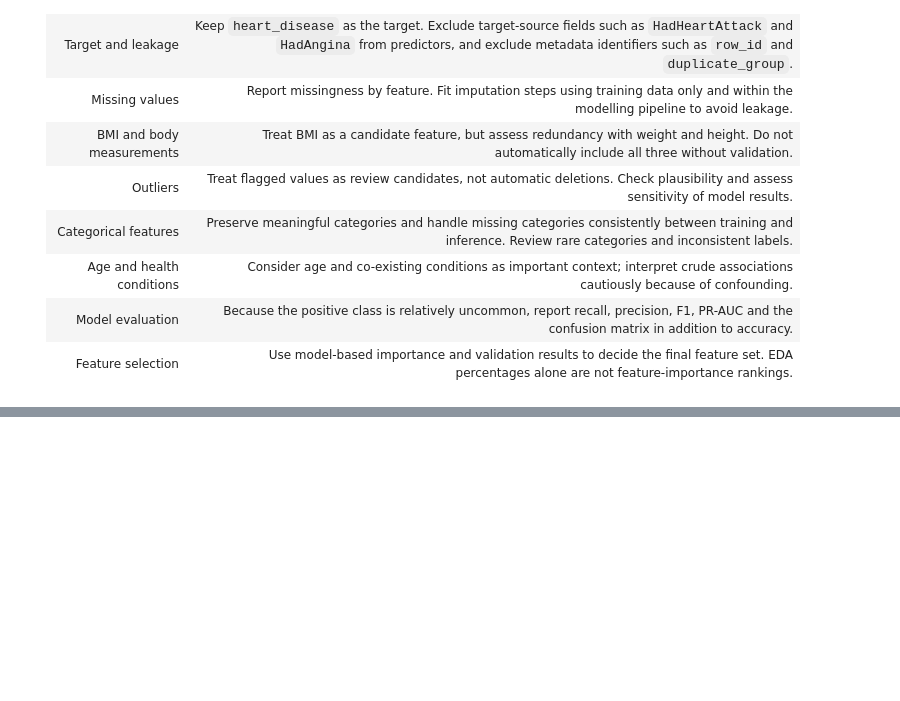
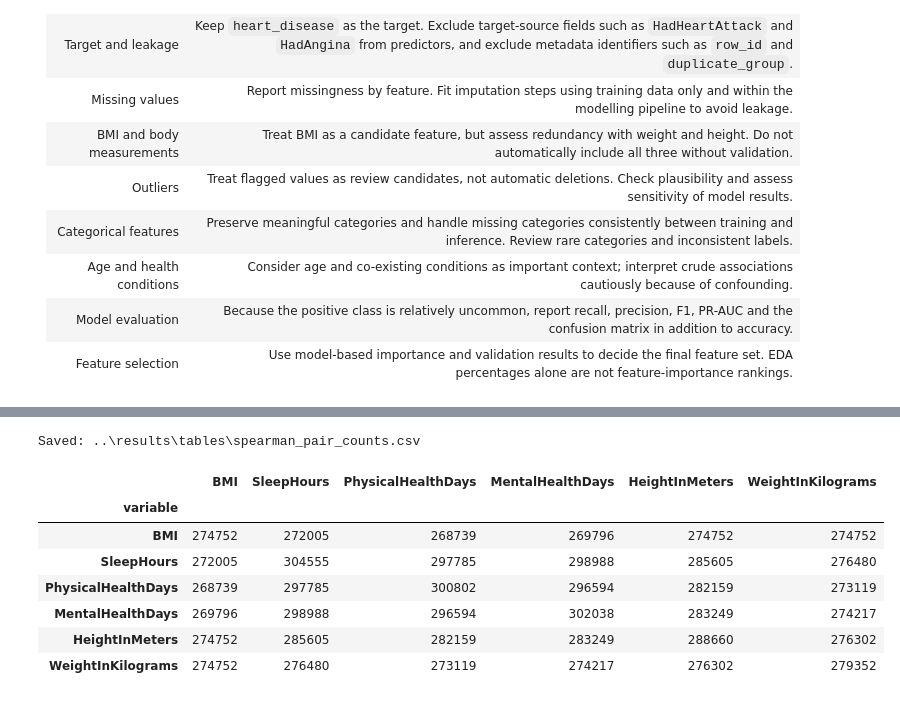
Before and after one commit to aakhalil21/DSAI5101-Project, a Jupyter notebook: notebooks/03_eda.ipynb, the cells around one changed output, grey strips where cells are left out. Saved outputs shown, nothing was run; the diff lists cells and outputs as text; code cells hidden in the pictures; blank space fills up the shorter version.

```diff
--- a/notebooks/03_eda.ipynb
+++ b/notebooks/03_eda.ipynb
@@ -3912,0 +4396,25 @@ These are exploratory observations, not a final ranking of predictive features.
+# %%
+observed_indicator = df[numeric_health].notna().astype(int)
+spearman_pair_counts = (observed_indicator.T @ observed_indicator).rename_axis("variable")
+spearman_pair_counts.columns.name = None
+
+# Sanity check: BMI and weight are both observed in 274,752 records.
+assert spearman_pair_counts.loc["BMI", "WeightInKilograms"] == 274752
+
+pair_counts_path = tables_folder / "spearman_pair_counts.csv"
+write_csv(spearman_pair_counts, pair_counts_path, index=True)
+regeneration_log["results/tables/spearman_pair_counts.csv"] = {
+    "cell": 214, "reproduced": "yes", "detail": "new table"
+}
+print(f"Saved: {pair_counts_path}")
+display(spearman_pair_counts)
+# %% [output]
+Saved: ..\results\tables\spearman_pair_counts.csv
+|  | BMI | SleepHours | PhysicalHealthDays | MentalHealthDays | HeightInMeters | WeightInKilograms |
+| variable |  |  |  |  |  |  |
+| BMI | 274752 | 272005 | 268739 | 269796 | 274752 | 274752 |
+| SleepHours | 272005 | 304555 | 297785 | 298988 | 285605 | 276480 |
+| PhysicalHealthDays | 268739 | 297785 | 300802 | 296594 | 282159 | 273119 |
+| MentalHealthDays | 269796 | 298988 | 296594 | 302038 | 283249 | 274217 |
+| HeightInMeters | 274752 | 285605 | 282159 | 283249 | 288660 | 276302 |
+| WeightInKilograms | 274752 | 276480 | 273119 | 274217 | 276302 | 279352 |
```
Also changed, not shown: parts of 21 cells of this notebook, 6 other files.
